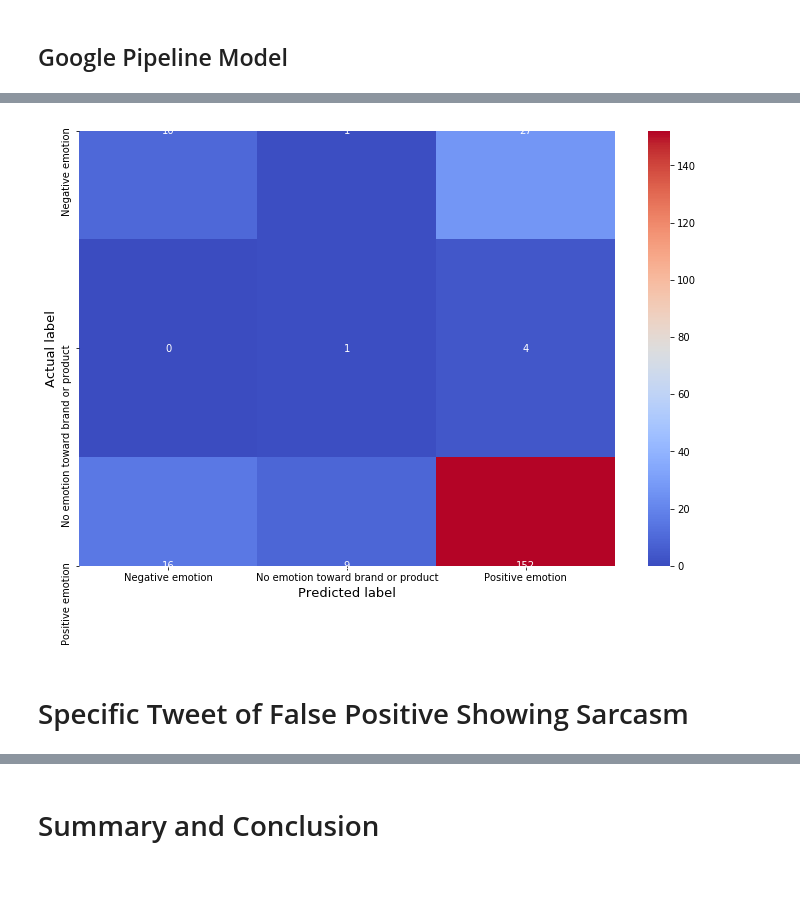
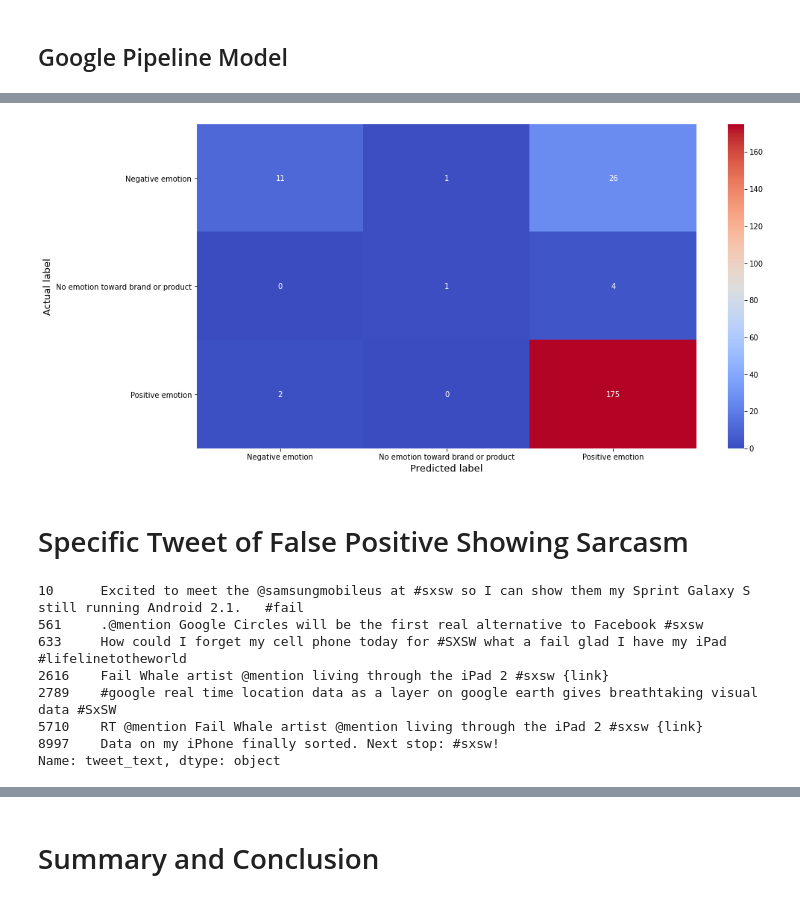
Before and after one commit to dsmoove/nlp-project, a Jupyter notebook: david-Copy1.ipynb, the cells around one changed output, grey strips where cells are left out. Saved outputs shown, nothing was run; the diff lists cells and outputs as text; code cells hidden in the pictures.

Commit message:
images

```diff
--- a/david-Copy1.ipynb
+++ b/david-Copy1.ipynb
@@ -674,8 +661,9 @@ No emotion toward brand or product       0.88      0.97      0.92       489
 ## Google Pipeline Model
 # %%
 model = LinearSVC()
+cv = CountVectorizer(lowercase=True,stop_words='english',ngram_range = (1,2),tokenizer = token.tokenize)
 
-nb_pipeline = Pipeline([('vect', CountVectorizer()),
+nb_pipeline = Pipeline([('vect', cv),
                ('tfidf', TfidfTransformer()),
                ('svc', model)])
 
@@ -741,27 +729,39 @@ plt.show()
 # %%
 #Generate confusion matrix
 glabels = np.unique(gy_test)
 gcm = confusion_matrix(gy_test, gy_pred, labels=glabels)
 
 gcm_df = pd.DataFrame(gcm,index=glabels, columns=glabels)
 
 #Plot
-plt.figure(figsize=(12, 8))
+plt.figure(figsize=(15, 8))
 
 sns.heatmap(gcm_df,
             cmap='coolwarm',
             annot=True,
             fmt='g')
 
 plt.ylabel('Actual label', fontsize = 13)
 plt.xlabel('Predicted label', fontsize = 13)
 plt.show()
 # %% [output]
-[figure, old version]
+[figure, new version]
 # %% [markdown]
 # Specific Tweet of False Positive Showing Sarcasm
 # %%
 y_hats2 = nb_pipeline.predict(lemmatized_output)
 
 df['y_hats'] = y_hats2
+# %%
+pd.set_option('display.max_colwidth', -1)
+df.tweet_text.loc[(df['is_there_an_emotion_directed_at_a_brand_or_product'] == "Positive emotion") & (df['y_hats'] == 'Negative emotion')]
+# %% [output]
+10      Excited to meet the @samsungmobileus at #sxsw so I can show them my Sprint Galaxy S still running Android 2.1.   #fail
+561     .@mention Google Circles will be the first real alternative to Facebook #sxsw
+633     How could I forget my cell phone today for #SXSW what a fail glad I have my iPad #lifelinetotheworld
+2616    Fail Whale artist @mention living through the iPad 2 #sxsw {link}
+2789    #google real time location data as a layer on google earth gives breathtaking visual data #SxSW
+5710    RT @mention Fail Whale artist @mention living through the iPad 2 #sxsw {link}
+8997    Data on my iPhone finally sorted. Next stop: #sxsw!
+Name: tweet_text, dtype: object
 # %%
```
Also changed, not shown: parts of 15 cells of this notebook, 15 other files.
